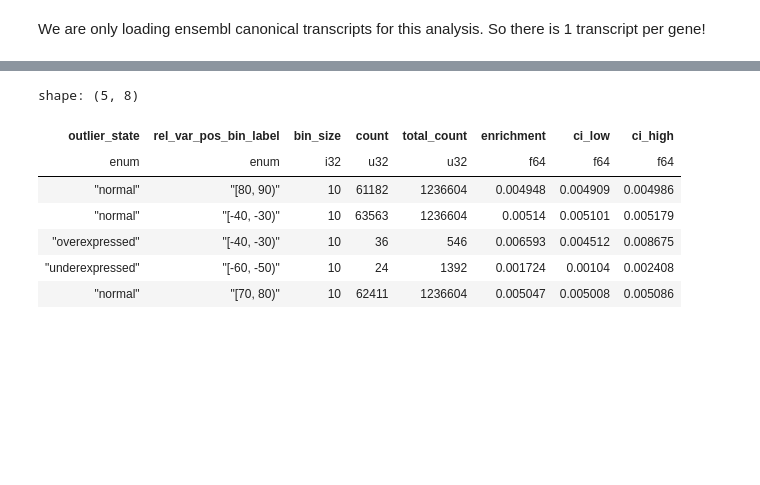
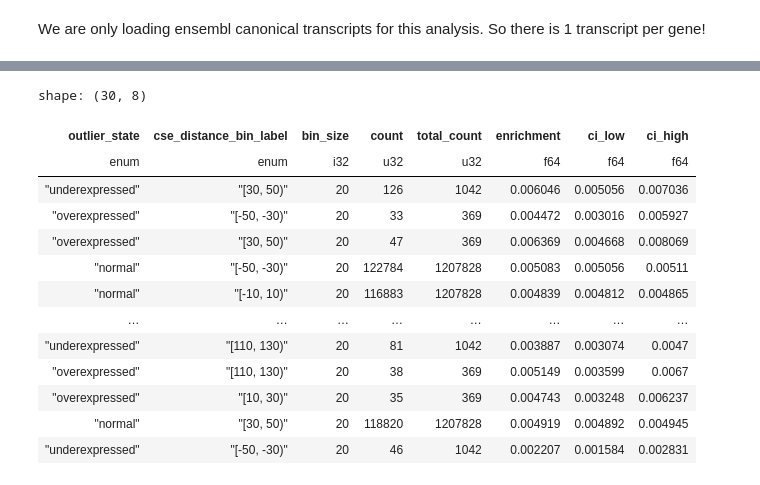
Before and after one commit to gtsitsiridis/kipoi_veff_analysis, a Jupyter notebook: notebooks/aparent2/aparent2_bins.py.ipynb, the cells around one changed output, grey strips where cells are left out. Saved outputs shown, nothing was run; the diff lists cells and outputs as text; code cells hidden in the pictures; blank space fills up the shorter version.

```diff
--- a/notebooks/aparent2/aparent2_bins.py.ipynb
+++ b/notebooks/aparent2/aparent2_bins.py.ipynb
@@ -158,14 +199,20 @@ score_column = 'veff_score'
-# %%
-enrichment_df.head()
-# %% [output]
-shape: (5, 8)
-| outlier_state | rel_var_pos_bin_label | bin_size | count | total_count | enrichment | ci_low | ci_high |
-| enum | enum | i32 | u32 | u32 | f64 | f64 | f64 |
-| "normal" | "[80, 90)" | 10 | 61182 | 1236604 | 0.004948 | 0.004909 | 0.004986 |
-| "normal" | "[-40, -30)" | 10 | 63563 | 1236604 | 0.00514 | 0.005101 | 0.005179 |
-| "overexpressed" | "[-40, -30)" | 10 | 36 | 546 | 0.006593 | 0.004512 | 0.008675 |
-| "underexpressed" | "[-60, -50)" | 10 | 24 | 1392 | 0.001724 | 0.00104 | 0.002408 |
-| "normal" | "[70, 80)" | 10 | 62411 | 1236604 | 0.005047 | 0.005008 | 0.005086 |
+# %%
+enrichment_df
+# %% [output]
+shape: (30, 8)
+| outlier_state | cse_distance_bin_label | bin_size | count | total_count | enrichment | ci_low | ci_high |
+| enum | enum | i32 | u32 | u32 | f64 | f64 | f64 |
+| "underexpressed" | "[30, 50)" | 20 | 126 | 1042 | 0.006046 | 0.005056 | 0.007036 |
+| "overexpressed" | "[-50, -30)" | 20 | 33 | 369 | 0.004472 | 0.003016 | 0.005927 |
+| "overexpressed" | "[30, 50)" | 20 | 47 | 369 | 0.006369 | 0.004668 | 0.008069 |
+| "normal" | "[-50, -30)" | 20 | 122784 | 1207828 | 0.005083 | 0.005056 | 0.00511 |
+| "normal" | "[-10, 10)" | 20 | 116883 | 1207828 | 0.004839 | 0.004812 | 0.004865 |
+| … | … | … | … | … | … | … | … |
+| "underexpressed" | "[110, 130)" | 20 | 81 | 1042 | 0.003887 | 0.003074 | 0.0047 |
+| "overexpressed" | "[110, 130)" | 20 | 38 | 369 | 0.005149 | 0.003599 | 0.0067 |
+| "overexpressed" | "[10, 30)" | 20 | 35 | 369 | 0.004743 | 0.003248 | 0.006237 |
+| "normal" | "[30, 50)" | 20 | 118820 | 1207828 | 0.004919 | 0.004892 | 0.004945 |
+| "underexpressed" | "[-50, -30)" | 20 | 46 | 1042 | 0.002207 | 0.001584 | 0.002831 |
 # %%
 totals_df
 # %% [output]
```
Also changed, not shown: parts of 27 cells of this notebook, 47 other files.
